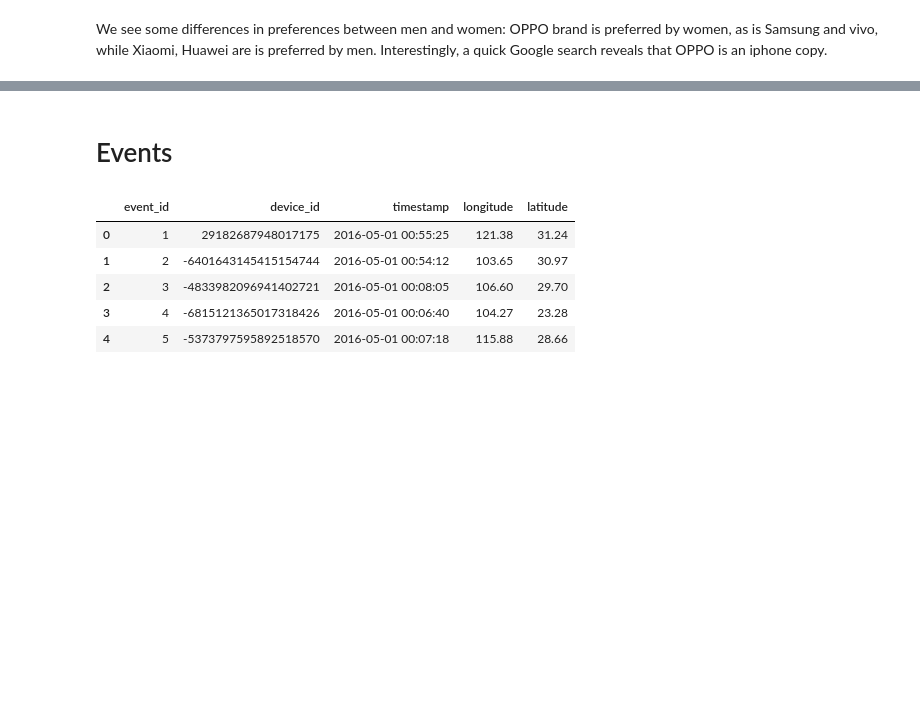
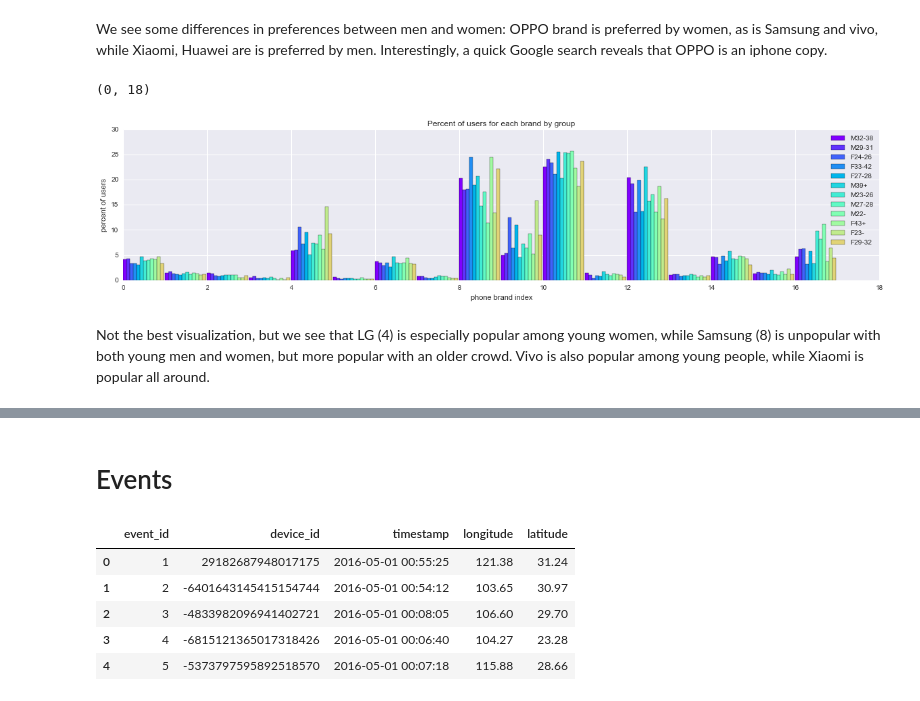
Before and after one commit to kyu0110-zz/TalkingData, a Jupyter notebook: exploratory_data_analysis.ipynb, the cells around one changed output, grey strips where cells are left out. Saved outputs shown, nothing was run; the diff lists cells and outputs as text; code cells hidden in the pictures; blank space fills up the shorter version.

```diff
--- a/exploratory_data_analysis.ipynb
+++ b/exploratory_data_analysis.ipynb
@@ -158,2 +159,27 @@ plt.legend()
 # %% [markdown]
 We see some differences in preferences between men and women: OPPO brand is preferred by women, as is Samsung and vivo, while Xiaomi, Huawei are is preferred by men. Interestingly, a quick Google search reveals that OPPO is an iphone copy.
+# %%
+# what about age?
+groups = all_data['group'].unique()
+plt.figure(figsize=(20,4))
+
+offset = 0
+colors = plt.cm.rainbow(np.linspace(0,1,ind))
+
+for group, color in zip(groups, colors):
+    group_data = all_data[all_data['group'] == group]
+    plt.bar(np.arange(0,ind)+offset,
+        group_data.groupby('phone_brand_index').size()/ (group_data.count()[0].astype('float') + 1) * 100,
+        width=0.08, label=group, color=color)
+    offset += 0.08
+
+plt.xlabel('phone brand index')
+plt.ylabel('percent of users')
+plt.title('Percent of users for each brand by group')
+plt.legend()
+plt.xlim(0,ind+1)
+# %% [output]
+(0, 18)
+[figure, added]
+# %% [markdown]
+Not the best visualization, but we see that LG (4) is especially popular among young women, while Samsung (8) is unpopular with both young men and women, but more popular with an older crowd. Vivo is also popular among young people, while Xiaomi is popular all around.
```
Also changed, not shown: parts of 31 cells of this notebook.
